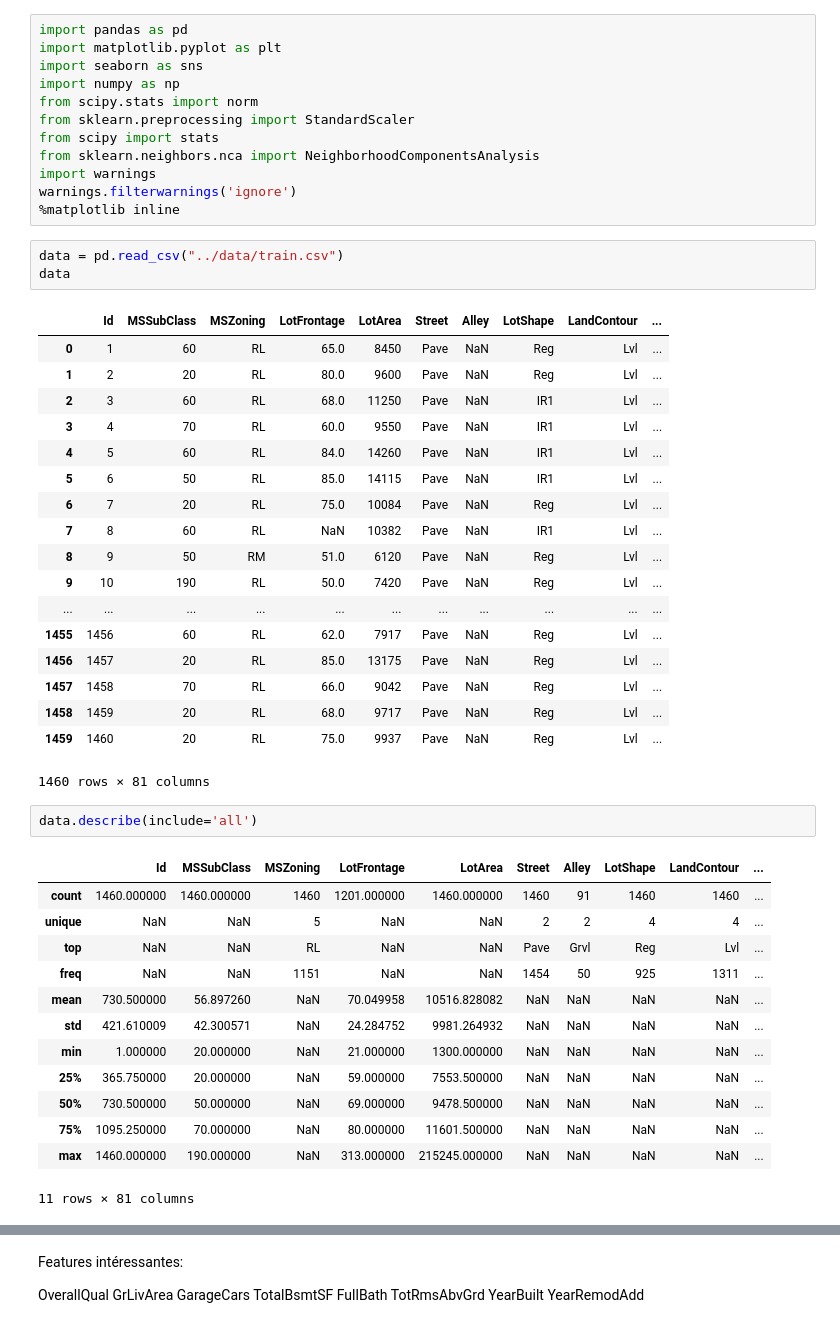
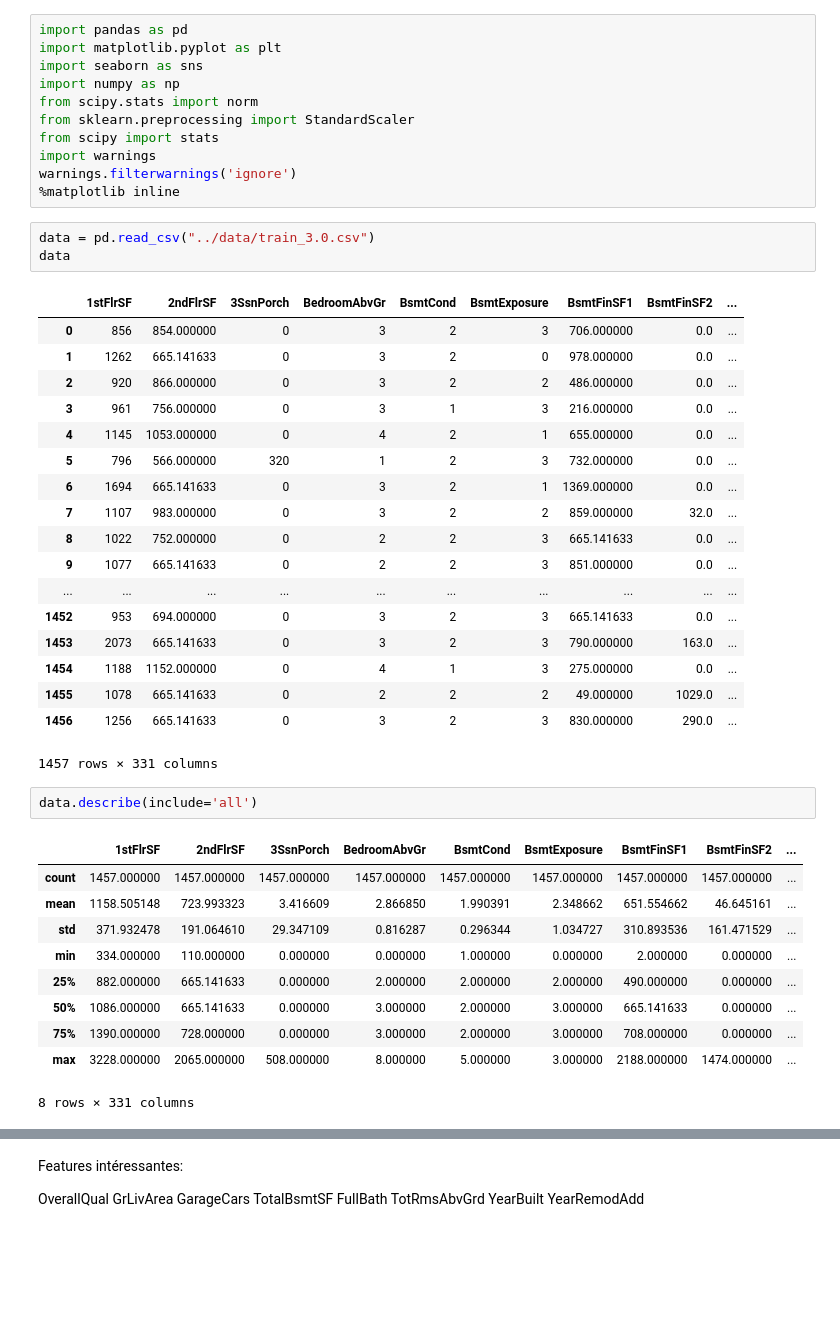
Before and after one commit to M-Garrigues/Kaggle-House-Prices, a Jupyter notebook: notebooks/data_analysis.ipynb, the cells around one changed output, grey strips where cells are left out. Cells and saved outputs as stored; diff of their text form; blank space fills up the shorter version.

```diff
--- a/notebooks/data_analysis.ipynb
+++ b/notebooks/data_analysis.ipynb
@@ -6,48 +6,44 @@ import numpy as np
 from scipy.stats import norm
 from sklearn.preprocessing import StandardScaler
 from scipy import stats
-from sklearn.neighbors.nca import NeighborhoodComponentsAnalysis
 import warnings
 warnings.filterwarnings('ignore')
 %matplotlib inline
 # %%
-data = pd.read_csv("../data/train.csv")
+data = pd.read_csv("../data/train_3.0.csv")
 data
 # %% [output]
-|  | Id | MSSubClass | MSZoning | LotFrontage | LotArea | Street | Alley | LotShape | LandContour | ... |
-| 0 | 1 | 60 | RL | 65.0 | 8450 | Pave | NaN | Reg | Lvl | ... |
-| 1 | 2 | 20 | RL | 80.0 | 9600 | Pave | NaN | Reg | Lvl | ... |
-| 2 | 3 | 60 | RL | 68.0 | 11250 | Pave | NaN | IR1 | Lvl | ... |
-| 3 | 4 | 70 | RL | 60.0 | 9550 | Pave | NaN | IR1 | Lvl | ... |
-| 4 | 5 | 60 | RL | 84.0 | 14260 | Pave | NaN | IR1 | Lvl | ... |
-| 5 | 6 | 50 | RL | 85.0 | 14115 | Pave | NaN | IR1 | Lvl | ... |
-| 6 | 7 | 20 | RL | 75.0 | 10084 | Pave | NaN | Reg | Lvl | ... |
-| 7 | 8 | 60 | RL | NaN | 10382 | Pave | NaN | IR1 | Lvl | ... |
-| 8 | 9 | 50 | RM | 51.0 | 6120 | Pave | NaN | Reg | Lvl | ... |
-| 9 | 10 | 190 | RL | 50.0 | 7420 | Pave | NaN | Reg | Lvl | ... |
-| ... | ... | ... | ... | ... | ... | ... | ... | ... | ... | ... |
-| 1455 | 1456 | 60 | RL | 62.0 | 7917 | Pave | NaN | Reg | Lvl | ... |
-| 1456 | 1457 | 20 | RL | 85.0 | 13175 | Pave | NaN | Reg | Lvl | ... |
-| 1457 | 1458 | 70 | RL | 66.0 | 9042 | Pave | NaN | Reg | Lvl | ... |
-| 1458 | 1459 | 20 | RL | 68.0 | 9717 | Pave | NaN | Reg | Lvl | ... |
-| 1459 | 1460 | 20 | RL | 75.0 | 9937 | Pave | NaN | Reg | Lvl | ... |
+|  | 1stFlrSF | 2ndFlrSF | 3SsnPorch | BedroomAbvGr | BsmtCond | BsmtExposure | BsmtFinSF1 | BsmtFinSF2 | ... |
+| 0 | 856 | 854.000000 | 0 | 3 | 2 | 3 | 706.000000 | 0.0 | ... |
+| 1 | 1262 | 665.141633 | 0 | 3 | 2 | 0 | 978.000000 | 0.0 | ... |
+| 2 | 920 | 866.000000 | 0 | 3 | 2 | 2 | 486.000000 | 0.0 | ... |
+| 3 | 961 | 756.000000 | 0 | 3 | 1 | 3 | 216.000000 | 0.0 | ... |
+| 4 | 1145 | 1053.000000 | 0 | 4 | 2 | 1 | 655.000000 | 0.0 | ... |
+| 5 | 796 | 566.000000 | 320 | 1 | 2 | 3 | 732.000000 | 0.0 | ... |
+| 6 | 1694 | 665.141633 | 0 | 3 | 2 | 1 | 1369.000000 | 0.0 | ... |
+| 7 | 1107 | 983.000000 | 0 | 3 | 2 | 2 | 859.000000 | 32.0 | ... |
+| 8 | 1022 | 752.000000 | 0 | 2 | 2 | 3 | 665.141633 | 0.0 | ... |
+| 9 | 1077 | 665.141633 | 0 | 2 | 2 | 3 | 851.000000 | 0.0 | ... |
+| ... | ... | ... | ... | ... | ... | ... | ... | ... | ... |
+| 1452 | 953 | 694.000000 | 0 | 3 | 2 | 3 | 665.141633 | 0.0 | ... |
+| 1453 | 2073 | 665.141633 | 0 | 3 | 2 | 3 | 790.000000 | 163.0 | ... |
+| 1454 | 1188 | 1152.000000 | 0 | 4 | 1 | 3 | 275.000000 | 0.0 | ... |
+| 1455 | 1078 | 665.141633 | 0 | 2 | 2 | 2 | 49.000000 | 1029.0 | ... |
+| 1456 | 1256 | 665.141633 | 0 | 3 | 2 | 3 | 830.000000 | 290.0 | ... |
-1460 rows × 81 columns
+1457 rows × 331 columns
 # %%
 data.describe(include='all')
 # %% [output]
-|  | Id | MSSubClass | MSZoning | LotFrontage | LotArea | Street | Alley | LotShape | LandContour | ... |
-| count | 1460.000000 | 1460.000000 | 1460 | 1201.000000 | 1460.000000 | 1460 | 91 | 1460 | 1460 | ... |
-| unique | NaN | NaN | 5 | NaN | NaN | 2 | 2 | 4 | 4 | ... |
-| top | NaN | NaN | RL | NaN | NaN | Pave | Grvl | Reg | Lvl | ... |
-| freq | NaN | NaN | 1151 | NaN | NaN | 1454 | 50 | 925 | 1311 | ... |
-| mean | 730.500000 | 56.897260 | NaN | 70.049958 | 10516.828082 | NaN | NaN | NaN | NaN | ... |
-| std | 421.610009 | 42.300571 | NaN | 24.284752 | 9981.264932 | NaN | NaN | NaN | NaN | ... |
-| min | 1.000000 | 20.000000 | NaN | 21.000000 | 1300.000000 | NaN | NaN | NaN | NaN | ... |
-| 25% | 365.750000 | 20.000000 | NaN | 59.000000 | 7553.500000 | NaN | NaN | NaN | NaN | ... |
-| 50% | 730.500000 | 50.000000 | NaN | 69.000000 | 9478.500000 | NaN | NaN | NaN | NaN | ... |
-| 75% | 1095.250000 | 70.000000 | NaN | 80.000000 | 11601.500000 | NaN | NaN | NaN | NaN | ... |
-| max | 1460.000000 | 190.000000 | NaN | 313.000000 | 215245.000000 | NaN | NaN | NaN | NaN | ... |
+|  | 1stFlrSF | 2ndFlrSF | 3SsnPorch | BedroomAbvGr | BsmtCond | BsmtExposure | BsmtFinSF1 | BsmtFinSF2 | ... |
+| count | 1457.000000 | 1457.000000 | 1457.000000 | 1457.000000 | 1457.000000 | 1457.000000 | 1457.000000 | 1457.000000 | ... |
+| mean | 1158.505148 | 723.993323 | 3.416609 | 2.866850 | 1.990391 | 2.348662 | 651.554662 | 46.645161 | ... |
+| std | 371.932478 | 191.064610 | 29.347109 | 0.816287 | 0.296344 | 1.034727 | 310.893536 | 161.471529 | ... |
+| min | 334.000000 | 110.000000 | 0.000000 | 0.000000 | 1.000000 | 0.000000 | 2.000000 | 0.000000 | ... |
+| 25% | 882.000000 | 665.141633 | 0.000000 | 2.000000 | 2.000000 | 2.000000 | 490.000000 | 0.000000 | ... |
+| 50% | 1086.000000 | 665.141633 | 0.000000 | 3.000000 | 2.000000 | 3.000000 | 665.141633 | 0.000000 | ... |
+| 75% | 1390.000000 | 728.000000 | 0.000000 | 3.000000 | 2.000000 | 3.000000 | 708.000000 | 0.000000 | ... |
+| max | 3228.000000 | 2065.000000 | 508.000000 | 8.000000 | 5.000000 | 3.000000 | 2188.000000 | 1474.000000 | ... |
-11 rows × 81 columns
+8 rows × 331 columns
 # %%
 missingValues = data.isna().any()
 #missingValues.loc[missingValues[1] == True]
```
Also changed, not shown: parts of 6 cells of this notebook, 3 other files.
